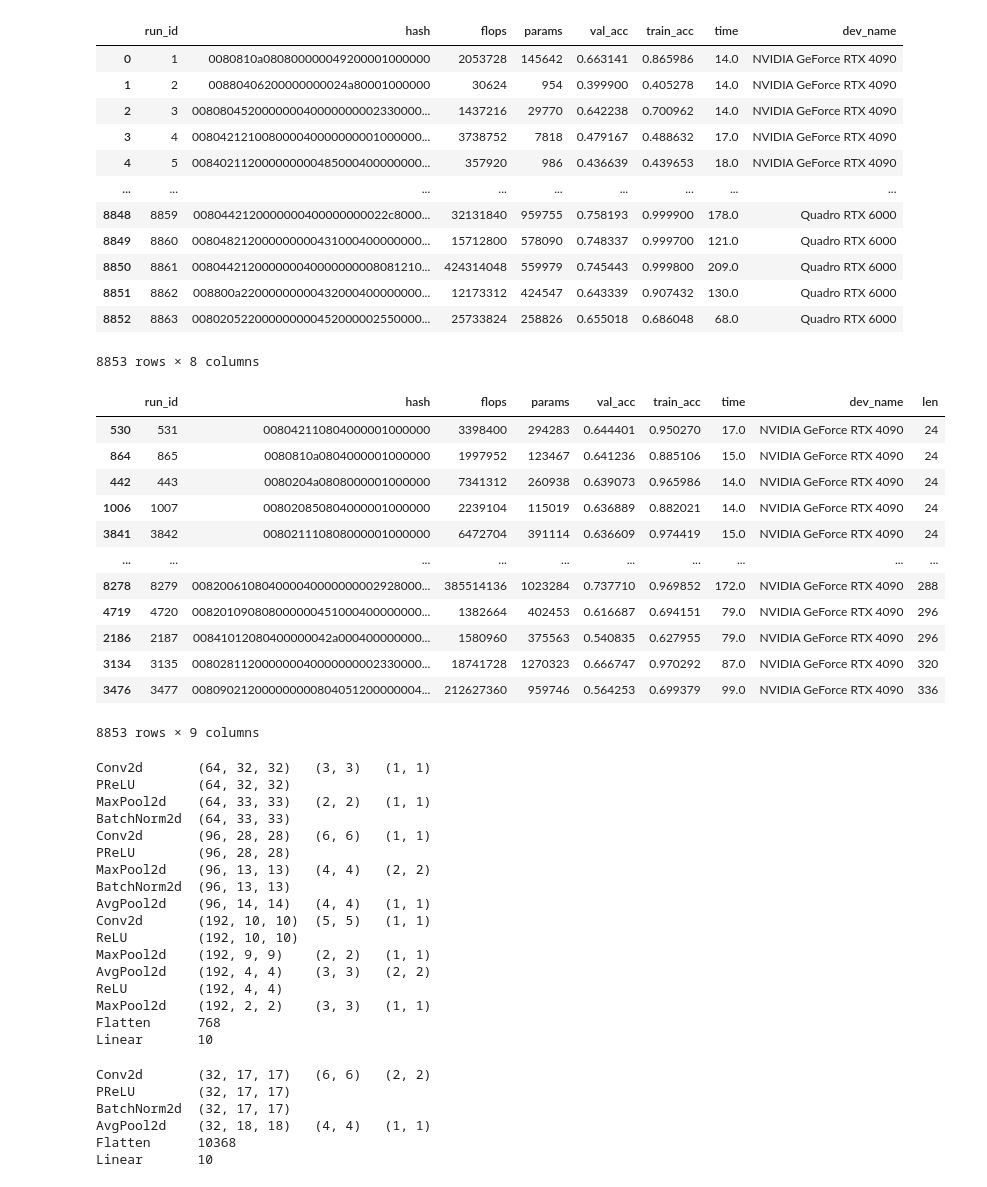
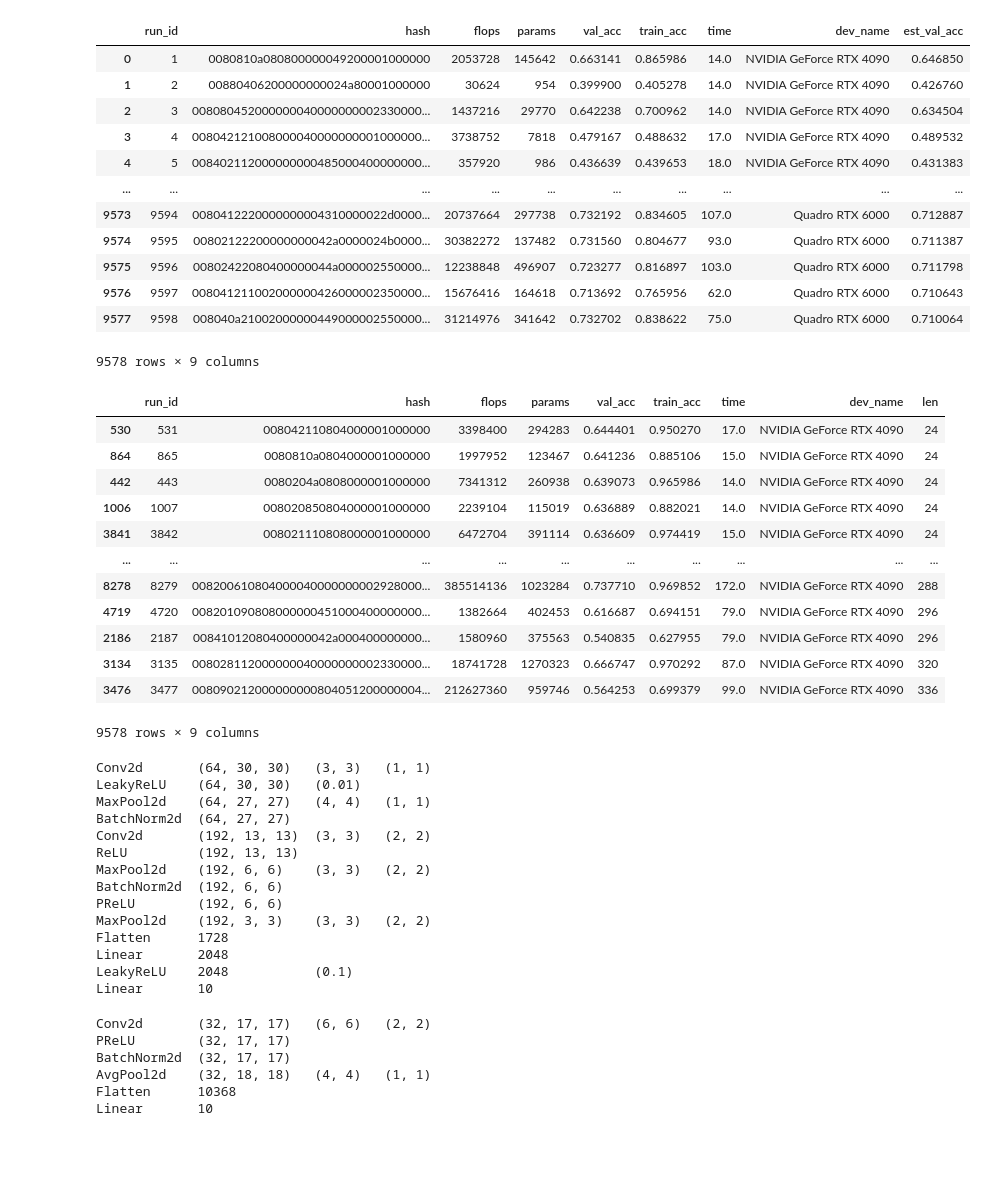
Before and after one commit to alkorolyov/sophius, a Jupyter notebook: notebooks/12_explore_results.ipynb, the cells around one changed output. Saved outputs shown, nothing was run; the diff lists cells and outputs as text; code cells hidden in the pictures; blank space fills up the shorter version.

```diff
--- a/notebooks/12_explore_results.ipynb
+++ b/notebooks/12_explore_results.ipynb
@@ -5,38 +5,46 @@ import sys
 sys.path.append('..')
 # %%
 from sophius.db import *
+from sophius.estimate import Estimator
+from sophius.encode import Encoder
 from peewee import *
 import pandas as pd
+
+estimator = Estimator()
+encoder = Encoder()
 
 query = (Runs
          .select(Runs.id.alias('run_id'), Runs, Models, Devices.name.alias('dev_name'))
          .where(Runs.exp_id==1)
          .join(Models)
          .switch(Runs)
          .join(Devices)
          .dicts())
 
 cols = ['run_id', 'hash', 'flops', 'params', 'val_acc', 'train_acc', 'time', 'dev_name']
 df = pd.DataFrame(query)[cols]
 df.time = df.time.round()
+df['est_val_acc'] = (df.hash
+                     .apply(encoder.hash2model, in_shape=(3, 32, 32), out_shape=10)
+                     .apply(estimator.predict_val_acc))
 
 # df = pd.DataFrame(query)
 
 df
 # %% [output]
-|  | run_id | hash | flops | params | val_acc | train_acc | time | dev_name |
-| 0 | 1 | 0080810a080800000049200001000000 | 2053728 | 145642 | 0.663141 | 0.865986 | 14.0 | NVIDIA GeForce RTX 4090 |
-| 1 | 2 | 00880406200000000024a80001000000 | 30624 | 954 | 0.399900 | 0.405278 | 14.0 | NVIDIA GeForce RTX 4090 |
-| 2 | 3 | 008080452000000040000000002330000... | 1437216 | 29770 | 0.642238 | 0.700962 | 14.0 | NVIDIA GeForce RTX 4090 |
-| 3 | 4 | 008042121008000040000000001000000... | 3738752 | 7818 | 0.479167 | 0.488632 | 17.0 | NVIDIA GeForce RTX 4090 |
-| 4 | 5 | 008402112000000000485000400000000... | 357920 | 986 | 0.436639 | 0.439653 | 18.0 | NVIDIA GeForce RTX 4090 |
-| ... | ... | ... | ... | ... | ... | ... | ... | ... |
-| 8848 | 8859 | 0080442120000000400000000022c8000... | 32131840 | 959755 | 0.758193 | 0.999900 | 178.0 | Quadro RTX 6000 |
-| 8849 | 8860 | 008048212000000000431000400000000... | 15712800 | 578090 | 0.748337 | 0.999700 | 121.0 | Quadro RTX 6000 |
-| 8850 | 8861 | 008044212000000040000000008081210... | 424314048 | 559979 | 0.745443 | 0.999800 | 209.0 | Quadro RTX 6000 |
-| 8851 | 8862 | 008800a22000000000432000400000000... | 12173312 | 424547 | 0.643339 | 0.907432 | 130.0 | Quadro RTX 6000 |
-| 8852 | 8863 | 008020522000000000452000002550000... | 25733824 | 258826 | 0.655018 | 0.686048 | 68.0 | Quadro RTX 6000 |
+|  | run_id | hash | flops | params | val_acc | train_acc | time | dev_name | est_val_acc |
+| 0 | 1 | 0080810a080800000049200001000000 | 2053728 | 145642 | 0.663141 | 0.865986 | 14.0 | NVIDIA GeForce RTX 4090 | 0.646850 |
+| 1 | 2 | 00880406200000000024a80001000000 | 30624 | 954 | 0.399900 | 0.405278 | 14.0 | NVIDIA GeForce RTX 4090 | 0.426760 |
+| 2 | 3 | 008080452000000040000000002330000... | 1437216 | 29770 | 0.642238 | 0.700962 | 14.0 | NVIDIA GeForce RTX 4090 | 0.634504 |
+| 3 | 4 | 008042121008000040000000001000000... | 3738752 | 7818 | 0.479167 | 0.488632 | 17.0 | NVIDIA GeForce RTX 4090 | 0.489532 |
+| 4 | 5 | 008402112000000000485000400000000... | 357920 | 986 | 0.436639 | 0.439653 | 18.0 | NVIDIA GeForce RTX 4090 | 0.431383 |
+| ... | ... | ... | ... | ... | ... | ... | ... | ... | ... |
+| 9573 | 9594 | 0080412220000000004310000022d0000... | 20737664 | 297738 | 0.732192 | 0.834605 | 107.0 | Quadro RTX 6000 | 0.712887 |
+| 9574 | 9595 | 00802122200000000042a0000024b0000... | 30382272 | 137482 | 0.731560 | 0.804677 | 93.0 | Quadro RTX 6000 | 0.711387 |
+| 9575 | 9596 | 00802422080400000044a000002550000... | 12238848 | 496907 | 0.723277 | 0.816897 | 103.0 | Quadro RTX 6000 | 0.711798 |
+| 9576 | 9597 | 008041211002000000426000002350000... | 15676416 | 164618 | 0.713692 | 0.765956 | 62.0 | Quadro RTX 6000 | 0.710643 |
+| 9577 | 9598 | 008040a21002000000449000002550000... | 31214976 | 341642 | 0.732702 | 0.838622 | 75.0 | Quadro RTX 6000 | 0.710064 |
-8853 rows × 8 columns
+9578 rows × 9 columns
 # %%
 df['len'] = df.hash.apply(len)
 df.sort_values(by=['len', 'val_acc'], ascending=[True, False])
@@ -53,29 +61,30 @@ df.sort_values(by=['len', 'val_acc'], ascending=[True, False])
 | 2186 | 2187 | 00841012080400000042a000400000000... | 1580960 | 375563 | 0.540835 | 0.627955 | 79.0 | NVIDIA GeForce RTX 4090 | 296 |
 | 3134 | 3135 | 008028112000000040000000002330000... | 18741728 | 1270323 | 0.666747 | 0.970292 | 87.0 | NVIDIA GeForce RTX 4090 | 320 |
 | 3476 | 3477 | 008090212000000000804051200000004... | 212627360 | 959746 | 0.564253 | 0.699379 | 99.0 | NVIDIA GeForce RTX 4090 | 336 |
-8853 rows × 9 columns
+9578 rows × 9 columns
 # %%
 from sophius.encode import Encoder
 
 encoder = Encoder()
-encoder.hash2model('00810422080400000049200040000000008080a1080800000042900040000000002350000080212120000000004910000024b000200000000045100001000000', (3, 32, 32), 10)
+
+m = encoder.hash2model('0081042110040000004310004000000000802411200000000044900040000000080400000044a000010000008000200010080000', (3, 32, 32), 10)
+
+print(m)
+print()
 # %% [output]
-Conv2d       (64, 32, 32)   (3, 3)   (1, 1)
-PReLU        (64, 32, 32)
-MaxPool2d    (64, 33, 33)   (2, 2)   (1, 1)
-BatchNorm2d  (64, 33, 33)
-Conv2d       (96, 28, 28)   (6, 6)   (1, 1)
-PReLU        (96, 28, 28)
-MaxPool2d    (96, 13, 13)   (4, 4)   (2, 2)
-BatchNorm2d  (96, 13, 13)
-AvgPool2d    (96, 14, 14)   (4, 4)   (1, 1)
-Conv2d       (192, 10, 10)  (5, 5)   (1, 1)
-ReLU         (192, 10, 10)
-MaxPool2d    (192, 9, 9)    (2, 2)   (1, 1)
-AvgPool2d    (192, 4, 4)    (3, 3)   (2, 2)
-ReLU         (192, 4, 4)
-MaxPool2d    (192, 2, 2)    (3, 3)   (1, 1)
-Flatten      768
+Conv2d       (64, 30, 30)   (3, 3)   (1, 1)
+LeakyReLU    (64, 30, 30)   (0.01)
+MaxPool2d    (64, 27, 27)   (4, 4)   (1, 1)
+BatchNorm2d  (64, 27, 27)
+Conv2d       (192, 13, 13)  (3, 3)   (2, 2)
+ReLU         (192, 13, 13)
+MaxPool2d    (192, 6, 6)    (3, 3)   (2, 2)
+BatchNorm2d  (192, 6, 6)
+PReLU        (192, 6, 6)
+MaxPool2d    (192, 3, 3)    (3, 3)   (2, 2)
+Flatten      1728
+Linear       2048
+LeakyReLU    2048           (0.1)
 Linear       10
 # %%
 from sophius.modelgen import ConvModelGenerator
```
Also changed, not shown: parts of 1 cell of this notebook, 2 other files.
